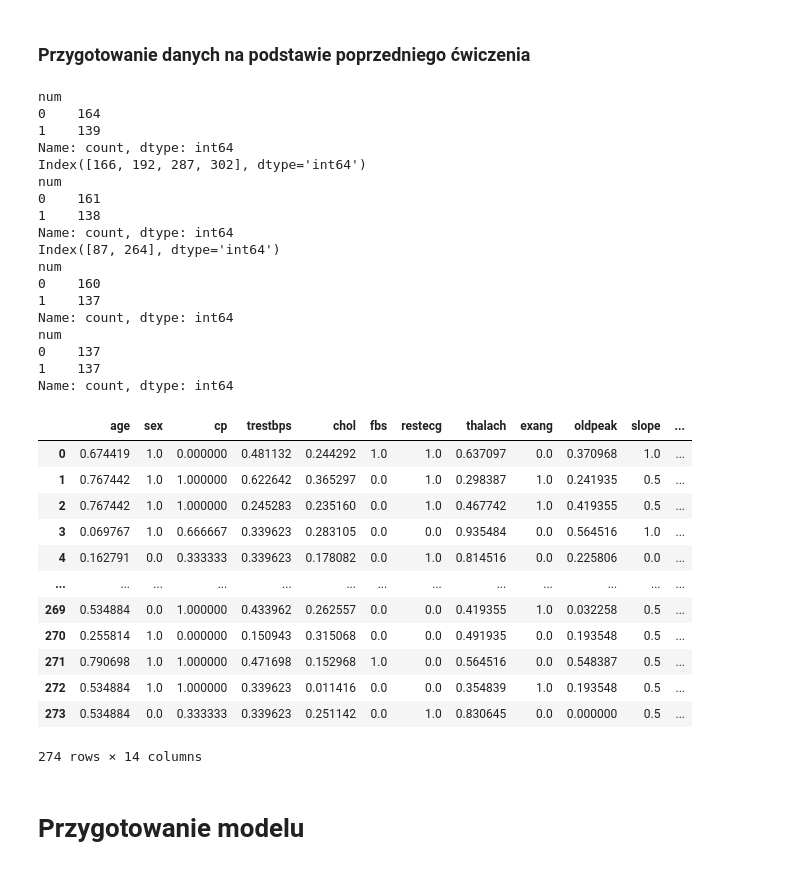
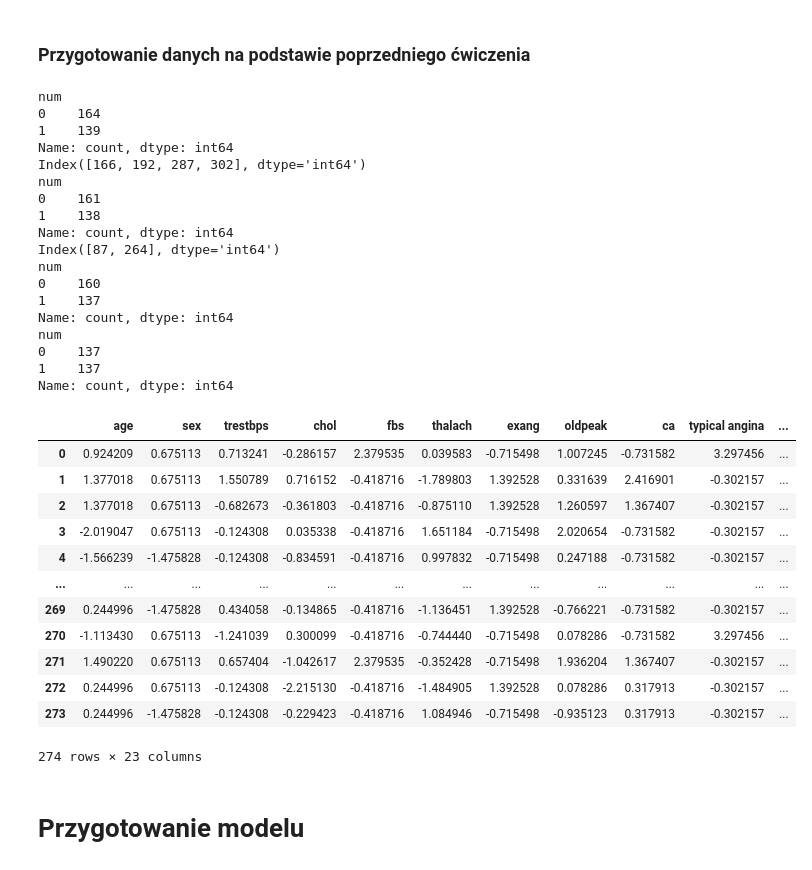
Before and after one commit to SzymonSawczuk/neural-networks, a Jupyter notebook: lab4/Ćwiczenie_4_Szymon_Sawczuk_260287.ipynb, the cells around one changed output. Cells and saved outputs as stored; diff of their text form; code cells hidden in the pictures.

```diff
--- a/lab4/Ćwiczenie_4_Szymon_Sawczuk_260287.ipynb
+++ b/lab4/Ćwiczenie_4_Szymon_Sawczuk_260287.ipynb
@@ -67,50 +67,69 @@ df = df.drop(random_idx)
 df = df.reset_index(drop=True)
 print(df["num"].value_counts())
 
-df_without_num = df.loc[:, df.columns != "num"]
-# std_features = (df_without_num - df_without_num.mean() )/ df_without_num.std() #(value-mean)/variance
-std_features = (df_without_num - df_without_num.min()) / (df_without_num.max() - df_without_num.min()) #(value-mean)/variance
+
+def category_to_dummy(column: str, targets: list[str]):
+    result_categories = pd.get_dummies(column).astype(int)
+    result_categories.columns = targets
+    return result_categories
+
+df_without_num = pd.concat([df,
+                            category_to_dummy(df["cp"], ["typical angina", "atypical angina", "non-anginal pain", "asymptomatic"]),
+                            category_to_dummy(df["restecg"], ["normal", "having ST-T wave abnormality", "left ventricular hypertrophy by Estes' criteria"]),
+                            category_to_dummy(df["slope"], ["upsloping", "flat", "downsloping"]),
+                            category_to_dummy(df["thal"], ["normal", "fixed defect", "reversable defect"]),
+                            ], axis=1)
+
+df_without_num = df_without_num.loc[:, df_without_num.columns != "cp"]
+df_without_num = df_without_num.loc[:, df_without_num.columns != "restecg"]
+df_without_num = df_without_num.loc[:, df_without_num.columns != "slope"]
+df_without_num = df_without_num.loc[:, df_without_num.columns != "thal"]
+df_without_num = df_without_num.loc[:, df_without_num.columns != "num"]
+
+std_features = (df_without_num - df_without_num.mean() )/ df_without_num.std() #(value-mean)/variance
+# std_features = ((df_without_num - df_without_num.min()) / (df_without_num.max() - df_without_num.min()))
 
 result_df = std_features
 result_df["heart_disease"] = df["num"]
 
 # data not standarized 4. Danych znormalizowanych i nieznormalizowanych
 n_std_result = df_without_num
 n_std_result["heart_disease"] = df["num"]
 
+
 result_df
 # %% [output]
 num
 0    164
 1    139
 Name: count, dtype: int64
 Index([166, 192, 287, 302], dtype='int64')
 num
 0    161
 1    138
 Name: count, dtype: int64
 Index([87, 264], dtype='int64')
 num
 0    160
 1    137
 Name: count, dtype: int64
 num
 0    137
 1    137
 Name: count, dtype: int64
-|  | age | sex | cp | trestbps | chol | fbs | restecg | thalach | exang | oldpeak | slope | ... |
-| 0 | 0.674419 | 1.0 | 0.000000 | 0.481132 | 0.244292 | 1.0 | 1.0 | 0.637097 | 0.0 | 0.370968 | 1.0 | ... |
-| 1 | 0.767442 | 1.0 | 1.000000 | 0.622642 | 0.365297 | 0.0 | 1.0 | 0.298387 | 1.0 | 0.241935 | 0.5 | ... |
-| 2 | 0.767442 | 1.0 | 1.000000 | 0.245283 | 0.235160 | 0.0 | 1.0 | 0.467742 | 1.0 | 0.419355 | 0.5 | ... |
-| 3 | 0.069767 | 1.0 | 0.666667 | 0.339623 | 0.283105 | 0.0 | 0.0 | 0.935484 | 0.0 | 0.564516 | 1.0 | ... |
-| 4 | 0.162791 | 0.0 | 0.333333 | 0.339623 | 0.178082 | 0.0 | 1.0 | 0.814516 | 0.0 | 0.225806 | 0.0 | ... |
-| ... | ... | ... | ... | ... | ... | ... | ... | ... | ... | ... | ... | ... |
-| 269 | 0.534884 | 0.0 | 1.000000 | 0.433962 | 0.262557 | 0.0 | 0.0 | 0.419355 | 1.0 | 0.032258 | 0.5 | ... |
-| 270 | 0.255814 | 1.0 | 0.000000 | 0.150943 | 0.315068 | 0.0 | 0.0 | 0.491935 | 0.0 | 0.193548 | 0.5 | ... |
-| 271 | 0.790698 | 1.0 | 1.000000 | 0.471698 | 0.152968 | 1.0 | 0.0 | 0.564516 | 0.0 | 0.548387 | 0.5 | ... |
-| 272 | 0.534884 | 1.0 | 1.000000 | 0.339623 | 0.011416 | 0.0 | 0.0 | 0.354839 | 1.0 | 0.193548 | 0.5 | ... |
-| 273 | 0.534884 | 0.0 | 0.333333 | 0.339623 | 0.251142 | 0.0 | 1.0 | 0.830645 | 0.0 | 0.000000 | 0.5 | ... |
+|  | age | sex | trestbps | chol | fbs | thalach | exang | oldpeak | ca | typical angina | ... |
+| 0 | 0.924209 | 0.675113 | 0.713241 | -0.286157 | 2.379535 | 0.039583 | -0.715498 | 1.007245 | -0.731582 | 3.297456 | ... |
+| 1 | 1.377018 | 0.675113 | 1.550789 | 0.716152 | -0.418716 | -1.789803 | 1.392528 | 0.331639 | 2.416901 | -0.302157 | ... |
+| 2 | 1.377018 | 0.675113 | -0.682673 | -0.361803 | -0.418716 | -0.875110 | 1.392528 | 1.260597 | 1.367407 | -0.302157 | ... |
+| 3 | -2.019047 | 0.675113 | -0.124308 | 0.035338 | -0.418716 | 1.651184 | -0.715498 | 2.020654 | -0.731582 | -0.302157 | ... |
+| 4 | -1.566239 | -1.475828 | -0.124308 | -0.834591 | -0.418716 | 0.997832 | -0.715498 | 0.247188 | -0.731582 | -0.302157 | ... |
+| ... | ... | ... | ... | ... | ... | ... | ... | ... | ... | ... | ... |
+| 269 | 0.244996 | -1.475828 | 0.434058 | -0.134865 | -0.418716 | -1.136451 | 1.392528 | -0.766221 | -0.731582 | -0.302157 | ... |
+| 270 | -1.113430 | 0.675113 | -1.241039 | 0.300099 | -0.418716 | -0.744440 | -0.715498 | 0.078286 | -0.731582 | 3.297456 | ... |
+| 271 | 1.490220 | 0.675113 | 0.657404 | -1.042617 | 2.379535 | -0.352428 | -0.715498 | 1.936204 | 1.367407 | -0.302157 | ... |
+| 272 | 0.244996 | 0.675113 | -0.124308 | -2.215130 | -0.418716 | -1.484905 | 1.392528 | 0.078286 | 0.317913 | -0.302157 | ... |
+| 273 | 0.244996 | -1.475828 | -0.124308 | -0.229423 | -0.418716 | 1.084946 | -0.715498 | -0.935123 | 0.317913 | -0.302157 | ... |
-274 rows × 14 columns
+274 rows × 23 columns
 # %%
 def train_test_split(features, targets, percentage):
     choices = np.random.choice(range(features.shape[0]), size=(int(features.shape[0] * percentage/100),), replace=False)
```
Also changed, not shown: parts of 11 cells of this notebook.
